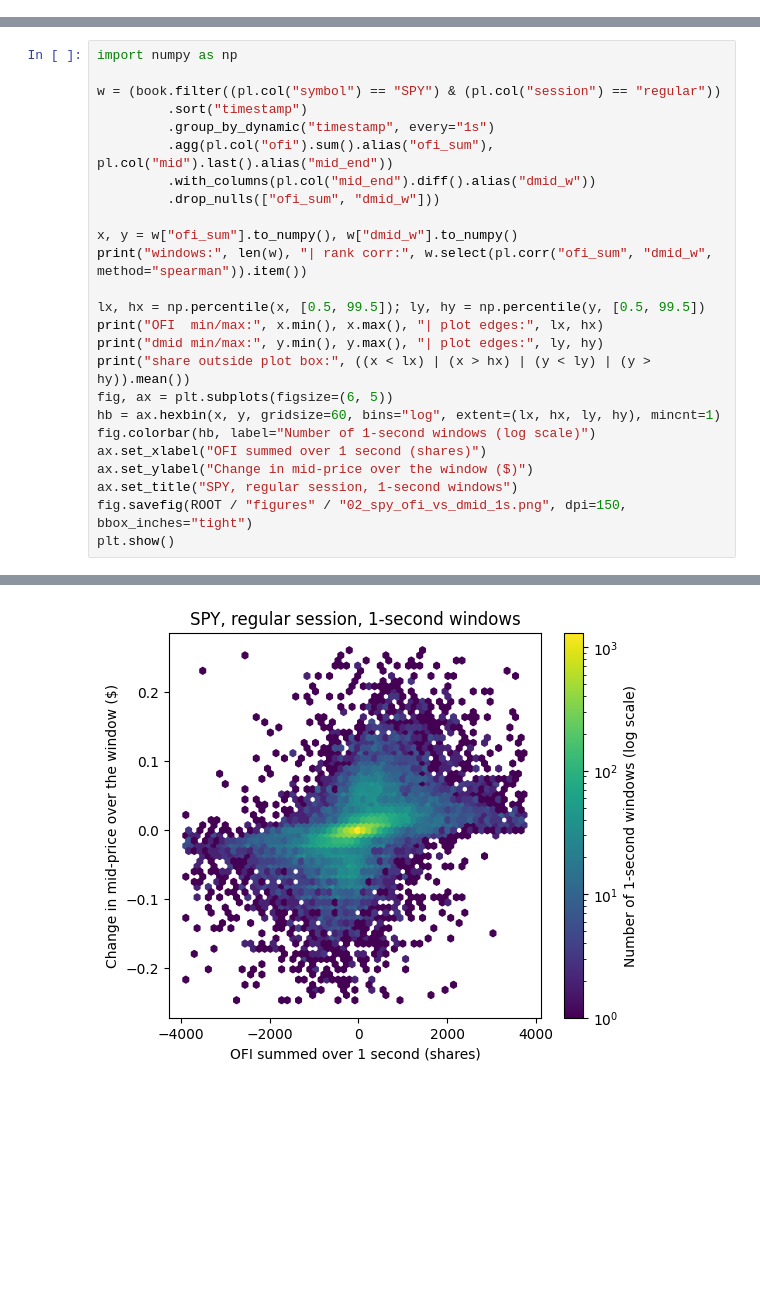
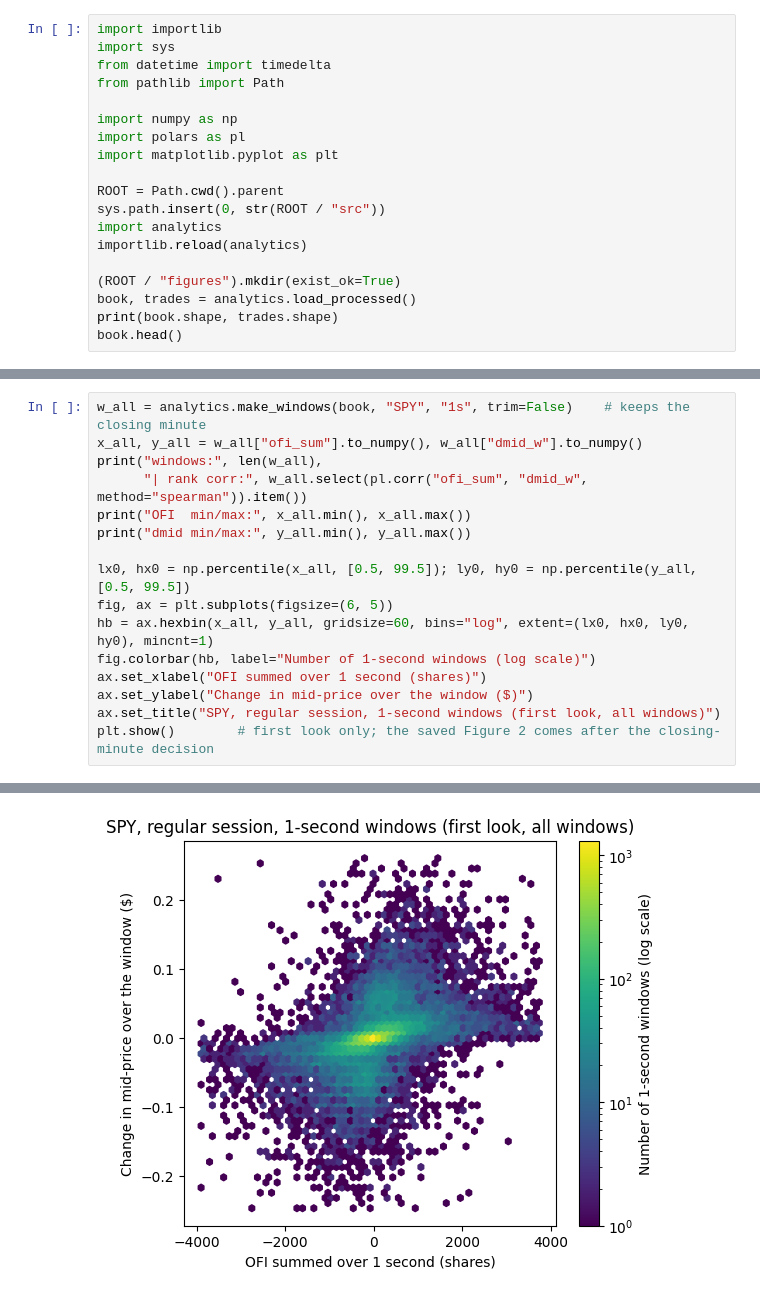
Before and after one commit to Varshareddy016/iex-order-flow-imbalance, a Jupyter notebook: notebooks/phase2_analysis.ipynb, the cells around one changed output, grey strips where cells are left out. Saved outputs shown, nothing was run; the diff lists cells and outputs as text; blank space fills up the shorter version.

```diff
--- a/notebooks/phase2_analysis.ipynb
+++ b/notebooks/phase2_analysis.ipynb
@@ -20,0 +10,19 @@ shape: (5, 11)
+# %%
+import importlib
+import sys
+from datetime import timedelta
+from pathlib import Path
+
+import numpy as np
+import polars as pl
+import matplotlib.pyplot as plt
+
+ROOT = Path.cwd().parent
+sys.path.insert(0, str(ROOT / "src"))
+import analytics
+importlib.reload(analytics)
+
+(ROOT / "figures").mkdir(exist_ok=True)
+book, trades = analytics.load_processed()
+print(book.shape, trades.shape)
+book.head()
@@ -55,27 +77,18 @@ rows at exactly ±1080 now: 51 (was 360 with the final minute)
 # %%
-import numpy as np
+w_all = analytics.make_windows(book, "SPY", "1s", trim=False)    # keeps the closing minute
+x_all, y_all = w_all["ofi_sum"].to_numpy(), w_all["dmid_w"].to_numpy()
+print("windows:", len(w_all),
+      "| rank corr:", w_all.select(pl.corr("ofi_sum", "dmid_w", method="spearman")).item())
+print("OFI  min/max:", x_all.min(), x_all.max())
+print("dmid min/max:", y_all.min(), y_all.max())
 
-w = (book.filter((pl.col("symbol") == "SPY") & (pl.col("session") == "regular"))
-         .sort("timestamp")
-         .group_by_dynamic("timestamp", every="1s")
-         .agg(pl.col("ofi").sum().alias("ofi_sum"), pl.col("mid").last().alias("mid_end"))
-         .with_columns(pl.col("mid_end").diff().alias("dmid_w"))
-         .drop_nulls(["ofi_sum", "dmid_w"]))
-
-x, y = w["ofi_sum"].to_numpy(), w["dmid_w"].to_numpy()
-print("windows:", len(w), "| rank corr:", w.select(pl.corr("ofi_sum", "dmid_w", method="spearman")).item())
-
-lx, hx = np.percentile(x, [0.5, 99.5]); ly, hy = np.percentile(y, [0.5, 99.5])
-print("OFI  min/max:", x.min(), x.max(), "| plot edges:", lx, hx)
-print("dmid min/max:", y.min(), y.max(), "| plot edges:", ly, hy)
-print("share outside plot box:", ((x < lx) | (x > hx) | (y < ly) | (y > hy)).mean())
+lx0, hx0 = np.percentile(x_all, [0.5, 99.5]); ly0, hy0 = np.percentile(y_all, [0.5, 99.5])
 fig, ax = plt.subplots(figsize=(6, 5))
-hb = ax.hexbin(x, y, gridsize=60, bins="log", extent=(lx, hx, ly, hy), mincnt=1)
+hb = ax.hexbin(x_all, y_all, gridsize=60, bins="log", extent=(lx0, hx0, ly0, hy0), mincnt=1)
 fig.colorbar(hb, label="Number of 1-second windows (log scale)")
 ax.set_xlabel("OFI summed over 1 second (shares)")
 ax.set_ylabel("Change in mid-price over the window ($)")
-ax.set_title("SPY, regular session, 1-second windows")
-fig.savefig(ROOT / "figures" / "02_spy_ofi_vs_dmid_1s.png", dpi=150, bbox_inches="tight")
-plt.show()
+ax.set_title("SPY, regular session, 1-second windows (first look, all windows)")
+plt.show()        # first look only; the saved Figure 2 comes after the closing-minute decision
 # %% [output]
 windows: 23340 | rank corr: 0.5919579131734685
@@ -85 +97 @@ share outside plot box: 0.01979434447300771
-[figure, old version]
+[figure, new version]
```
Also changed, not shown: parts of 38 cells of this notebook, 18 other files.
